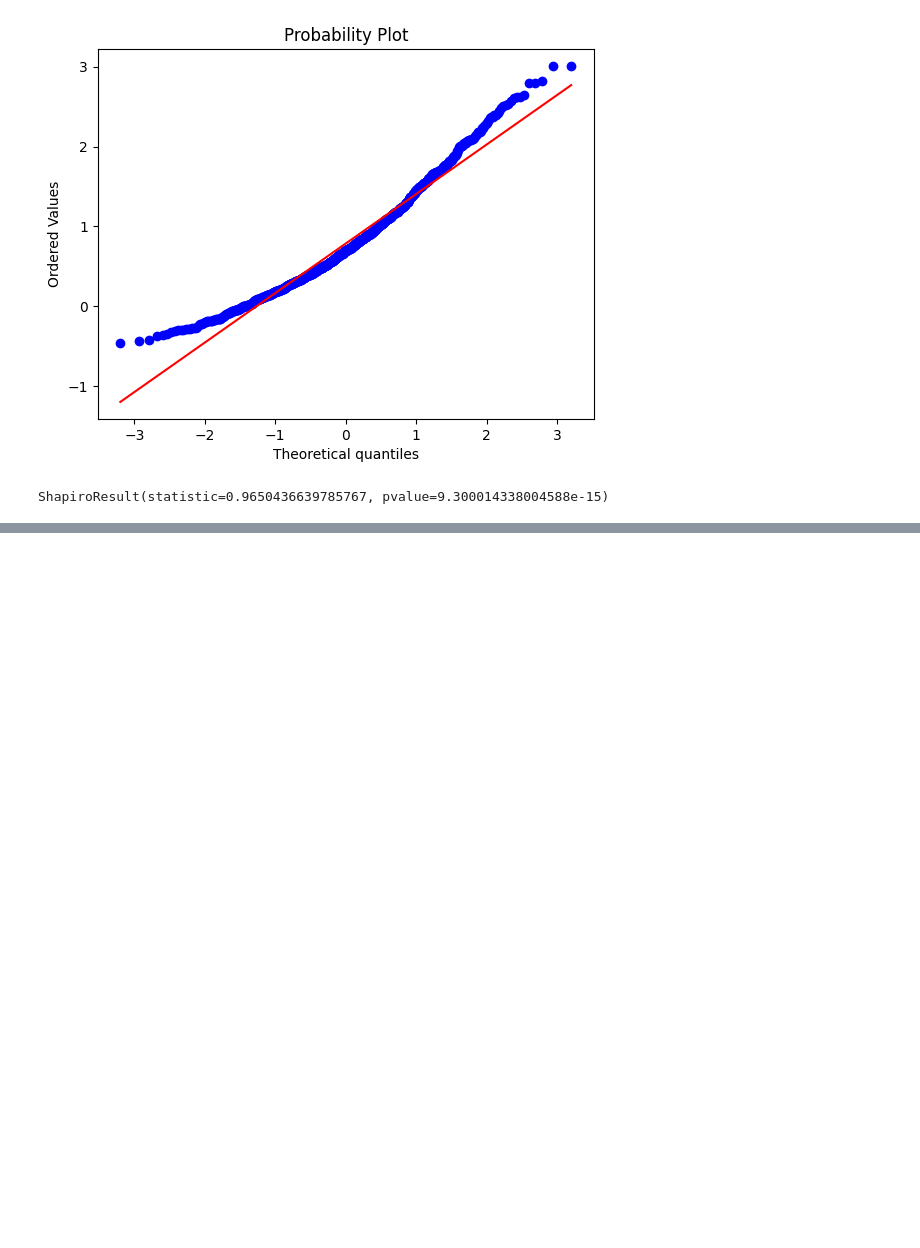
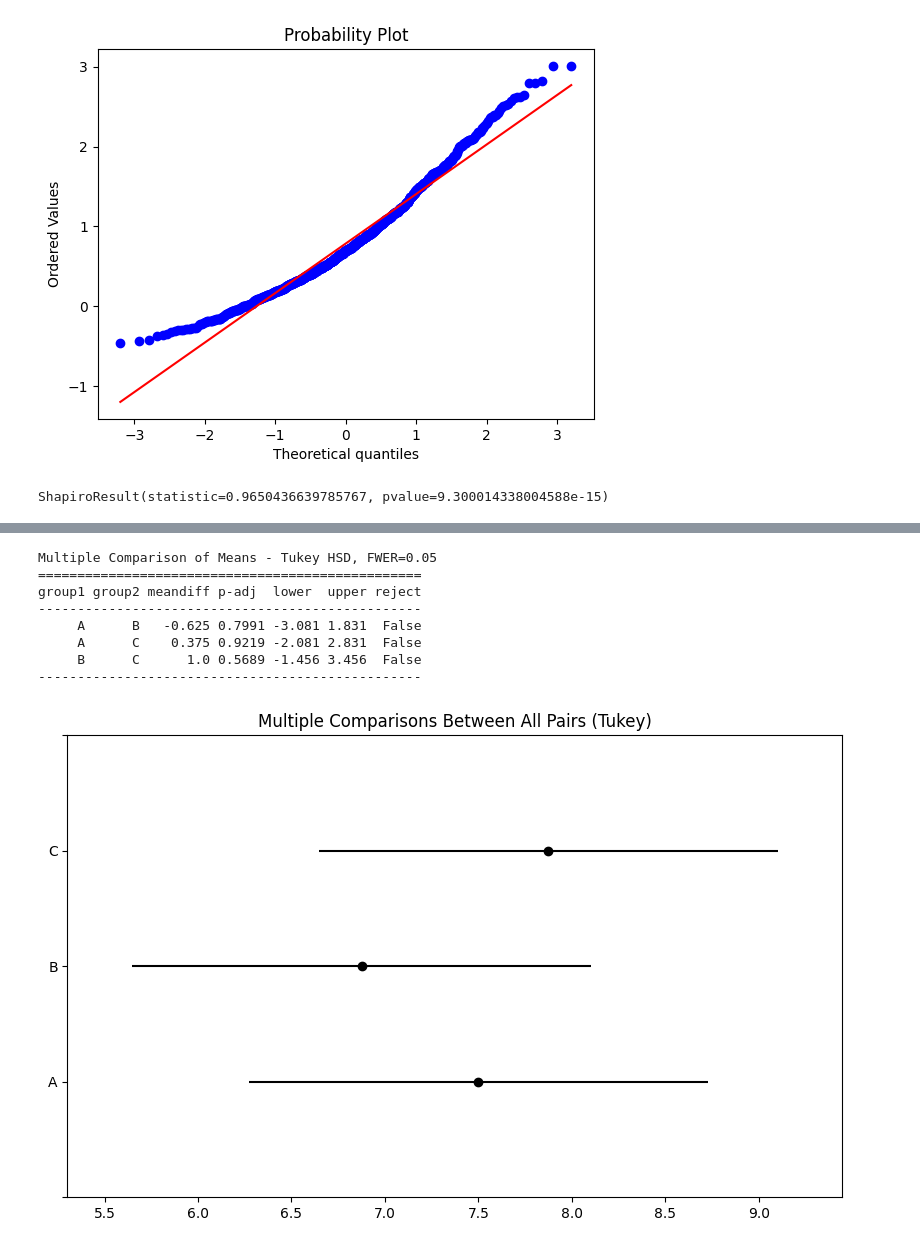
Before and after one commit to DiasMelissa/DataScience, a Jupyter notebook: statistics.ipynb, the cells around one changed output, grey strips where cells are left out. Cells and saved outputs as stored; diff of their text form; code cells hidden in the pictures; blank space fills up the shorter version.

```diff
--- a/statistics.ipynb
+++ b/statistics.ipynb
@@ -253,0 +365,15 @@ ShapiroResult(statistic=0.9650436639785767, pvalue=9.300014338004588e-15)
+# %%
+mc = MultiComparison(treatment['Horas'], treatment['Remedio'])
+result_test = mc.tukeyhsd()
+print(result_test)
+result_test.plot_simultaneous()
+# %% [output]
+Multiple Comparison of Means - Tukey HSD, FWER=0.05
+=================================================
+group1 group2 meandiff p-adj  lower  upper reject
+-------------------------------------------------
+     A      B   -0.625 0.7991 -3.081 1.831  False
+     A      C    0.375 0.9219 -2.081 2.831  False
+     B      C      1.0 0.5689 -1.456 3.456  False
+-------------------------------------------------
+[figure, added]
```
Also changed, not shown: parts of 22 cells of this notebook.
